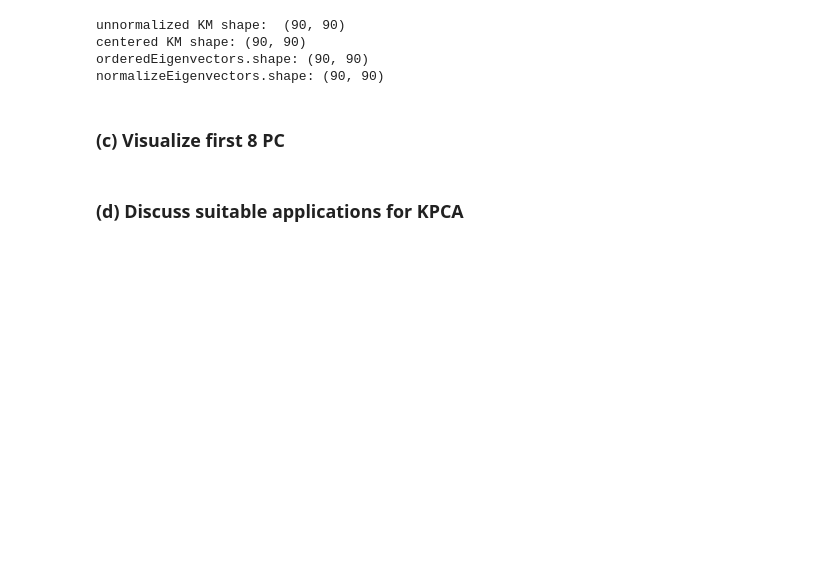
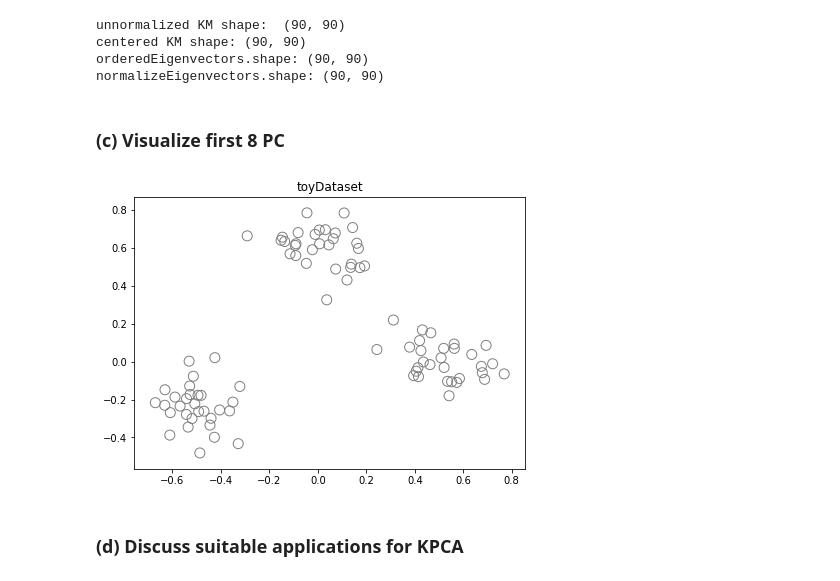
Before and after one commit to davidmunkacsi93/machine-intelligence, a Jupyter notebook: 04_Kernel_PCA/Assignment4.ipynb, the cells around one changed output. Cells and saved outputs as stored; diff of their text form; code cells hidden in the pictures; blank space fills up the shorter version.

Commit message:
(c) plot toy dataset as circles

```diff
--- a/04_Kernel_PCA/Assignment4.ipynb
+++ b/04_Kernel_PCA/Assignment4.ipynb
@@ -87,5 +87,14 @@ orderedEigenvectors.shape: (90, 90)
 normalizeEigenvectors.shape: (90, 90)
 # %% [markdown]
 ### (c) Visualize first 8 PC
+# %%
+
+# Plotting the toy data
+plt.figure(figsize=(7,5))
+plt.scatter(toyDataset[:,0], toyDataset[:,1], facecolors='none', edgecolor='gray', s=100)
+plt.title("toyDataset")
+plt.show()
+# %% [output]
+[figure, added]
 # %% [markdown]
 ### (d) Discuss suitable applications for KPCA
```
Also changed, not shown: parts of 2 cells of this notebook.
